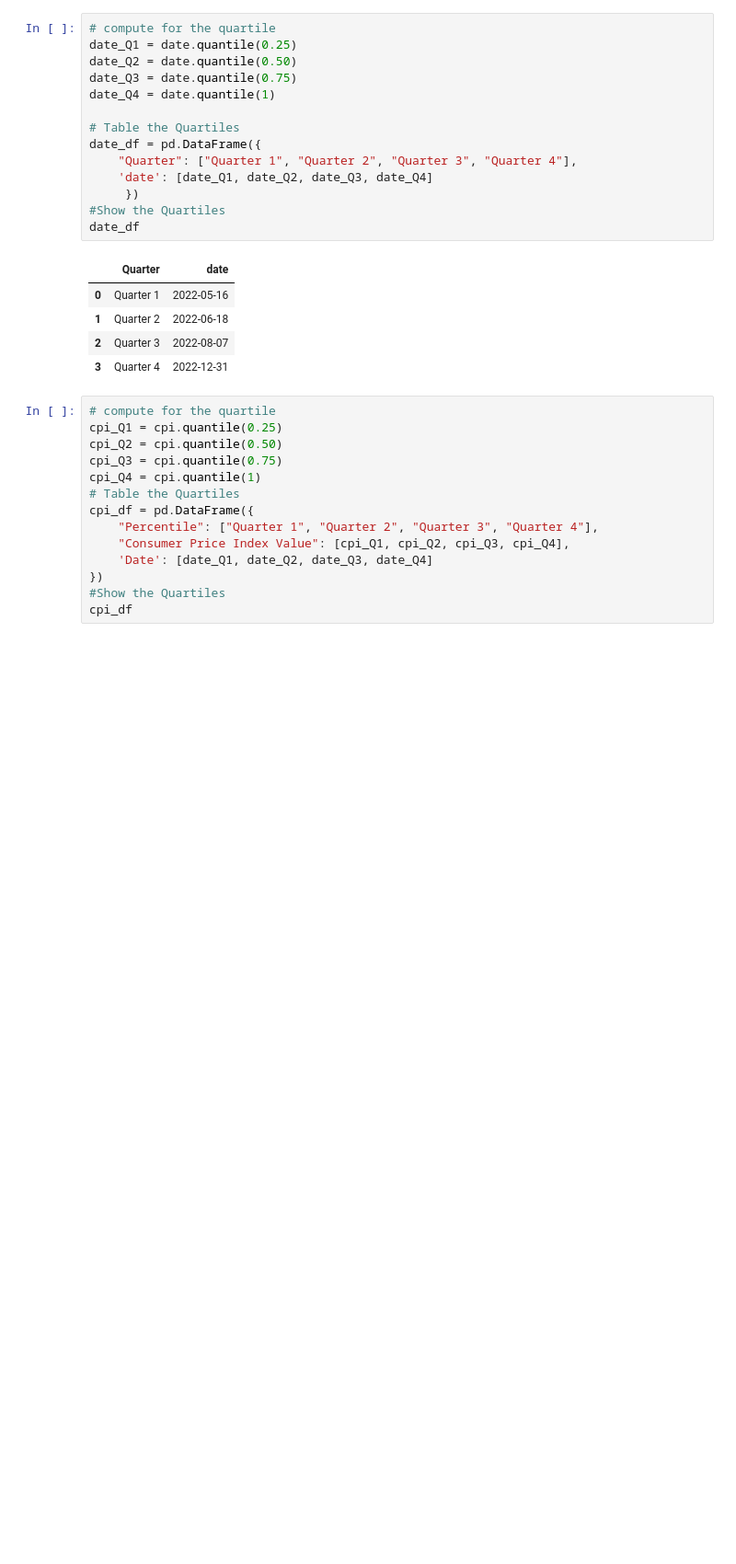
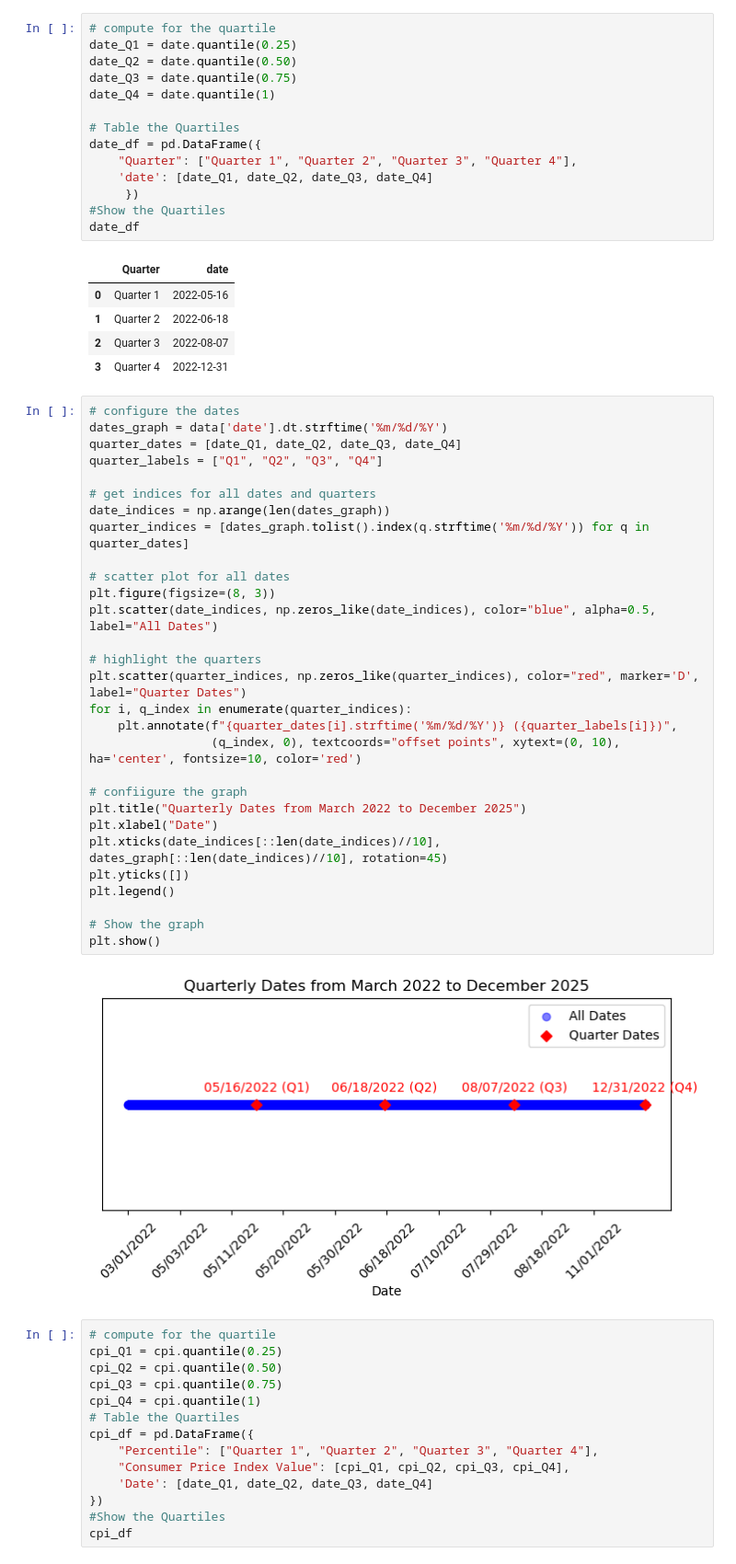
Before and after one commit to KinGabriel/Bank-Marketing-Preprocessing, a Jupyter notebook: relative_location.ipynb, the cells around one changed output. Shown at 92% size. Cells and saved outputs as stored; diff of their text form; blank space fills up the shorter version.

Commit message:
Added the graph for exact date for each quarter

```diff
--- a/relative_location.ipynb
+++ b/relative_location.ipynb
@@ -31,6 +31,37 @@ date_df
 | 1 | Quarter 2 | 2022-06-18 |
 | 2 | Quarter 3 | 2022-08-07 |
 | 3 | Quarter 4 | 2022-12-31 |
+# %%
+# configure the dates
+dates_graph = data['date'].dt.strftime('%m/%d/%Y')
+quarter_dates = [date_Q1, date_Q2, date_Q3, date_Q4]
+quarter_labels = ["Q1", "Q2", "Q3", "Q4"]
+
+# get indices for all dates and quarters
+date_indices = np.arange(len(dates_graph))
+quarter_indices = [dates_graph.tolist().index(q.strftime('%m/%d/%Y')) for q in quarter_dates]
+
+# scatter plot for all dates
+plt.figure(figsize=(8, 3))
+plt.scatter(date_indices, np.zeros_like(date_indices), color="blue", alpha=0.5, label="All Dates")
+
+# highlight the quarters
+plt.scatter(quarter_indices, np.zeros_like(quarter_indices), color="red", marker='D', label="Quarter Dates")
+for i, q_index in enumerate(quarter_indices):
+    plt.annotate(f"{quarter_dates[i].strftime('%m/%d/%Y')} ({quarter_labels[i]})",
+                 (q_index, 0), textcoords="offset points", xytext=(0, 10), ha='center', fontsize=10, color='red')
+
+# confiigure the graph
+plt.title("Quarterly Dates from March 2022 to December 2025")
+plt.xlabel("Date")
+plt.xticks(date_indices[::len(date_indices)//10], dates_graph[::len(date_indices)//10], rotation=45)
+plt.yticks([])
+plt.legend()
+
+# Show the graph
+plt.show()
+# %% [output]
+[figure, added]
 # %%
 # compute for the quartile
 cpi_Q1 = cpi.quantile(0.25)
```
Also changed, not shown: parts of 1 cell of this notebook.
